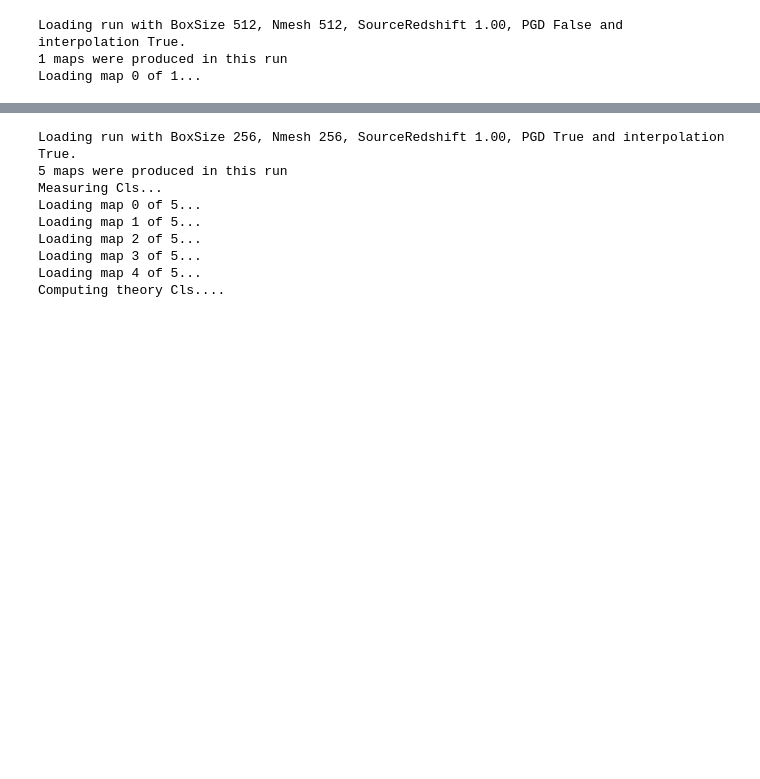
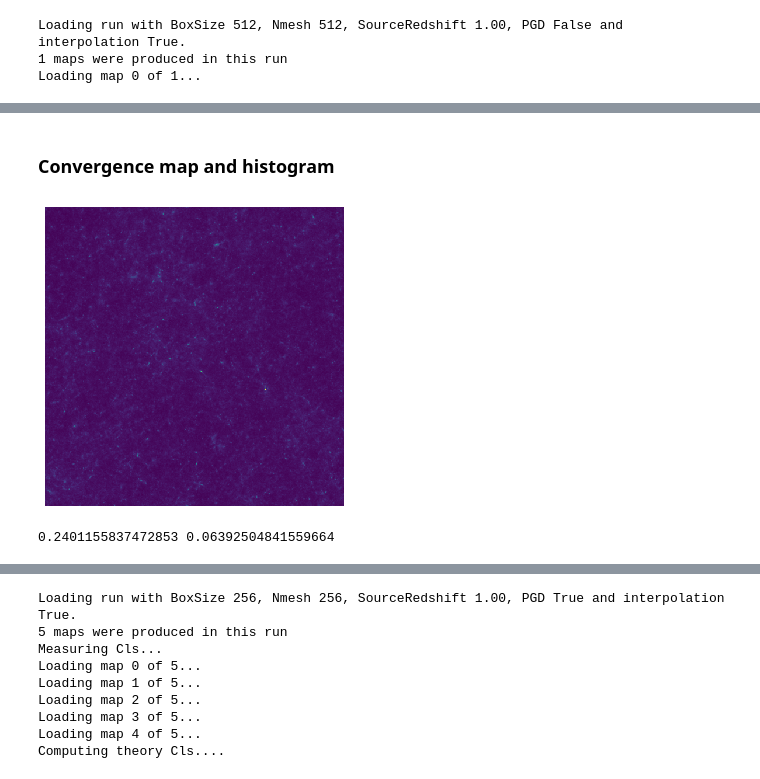
Before and after one commit to VMBoehm/MADLens, a Jupyter notebook: notebooks/PlotResults-publications.ipynb, the cells around one changed output, grey strips where cells are left out. Saved outputs shown, nothing was run; the diff lists cells and outputs as text; code cells hidden in the pictures; blank space fills up the shorter version.

```diff
--- a/notebooks/PlotResults-publications.ipynb
+++ b/notebooks/PlotResults-publications.ipynb
@@ -503,0 +476,24 @@ plt.savefig(os.path.join(PLOTPATH,'PGD_Cls.pdf'),bbox_inches='tight')
+# %% [markdown]
+### Convergence map and histogram
+# %%
+real_map = runs['256']['interp']['1.0'].get_map(1.0,0)
+plt.imshow(downsample_map(real_map,512,runs['256']['interp']['1.0'].params), cmap='viridis')
+plt.axis('off')
+plt.savefig(os.path.join(PLOTPATH,'lensing_map.pdf'),bbox_inches='tight')
+# %% [output]
+[figure, added]
+# %%
+import scipy.optimize as optimize
+
+def loss(x):
+    a, b = x
+    pdf = lognorm(s=np.exp(a), scale=np.exp(b))
+    x = (bins[1][1:]+bins[1][:-1])/2.
+    loss = np.sum((bins[0]-pdf.pdf(x))**2)
+    return loss
+
+result = optimize.minimize(loss,[0,0],method='Powell')
+print(result)
+print(np.exp(result['x']))
+# %% [output]
+0.2401155837472853 0.06392504841559664
```
Also changed, not shown: parts of 45 cells of this notebook, 2 other files.
